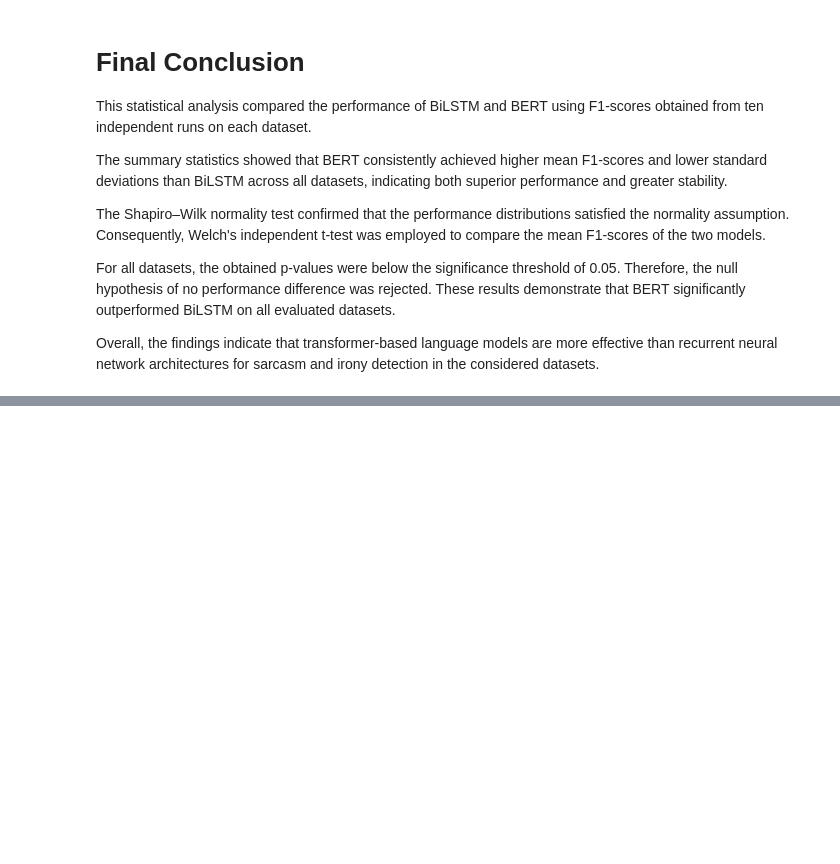
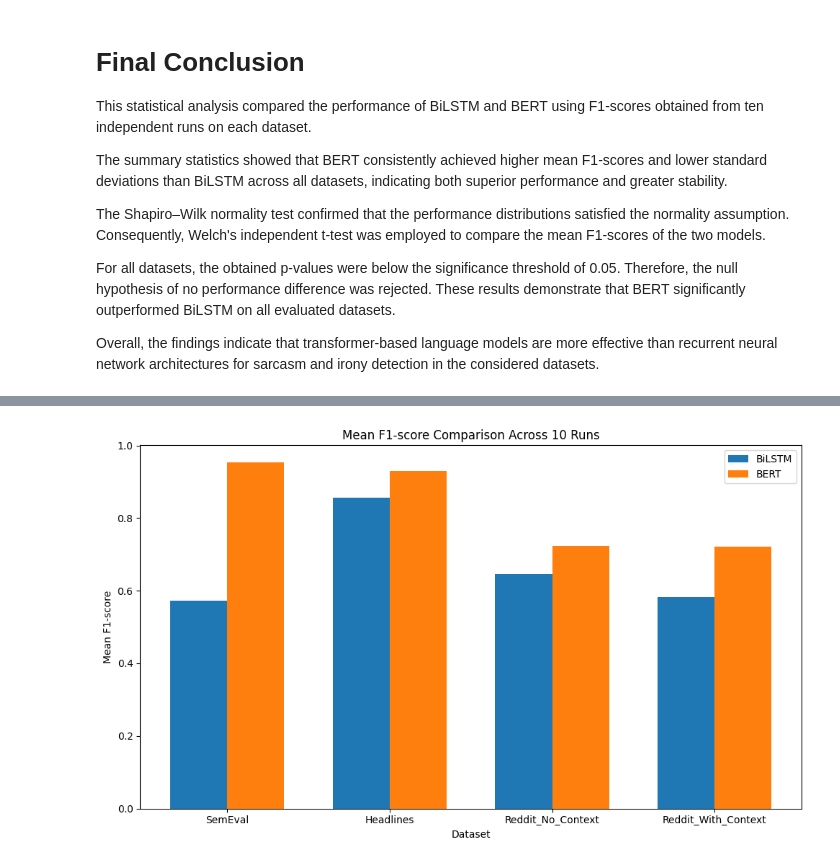
Before and after one commit to palishiita/Sarcasm_detection_in_social_media, a Jupyter notebook: notebooks/08_statistical_test.ipynb, the cells around one changed output, grey strips where cells are left out. Cells and saved outputs as stored; diff of their text form; code cells hidden in the pictures; blank space fills up the shorter version.

Commit message:
Added statistical analysis and plots

```diff
--- a/notebooks/08_statistical_test.ipynb
+++ b/notebooks/08_statistical_test.ipynb
@@ -279,0 +284,45 @@ Overall, the findings indicate that transformer-based language models are more e
+# %%
+import numpy as np
+import matplotlib.pyplot as plt
+
+datasets_names = summary_df["Dataset"]
+
+lstm_means = summary_df["LSTM Mean F1"]
+bert_means = summary_df["BERT Mean F1"]
+
+x = np.arange(len(datasets_names))
+width = 0.35
+
+plt.figure(figsize=(10,6))
+
+plt.bar(
+    x - width/2,
+    lstm_means,
+    width,
+    label="BiLSTM"
+)
+
+plt.bar(
+    x + width/2,
+    bert_means,
+    width,
+    label="BERT"
+)
+
+plt.xticks(x, datasets_names)
+
+plt.ylabel("Mean F1-score")
+
+plt.xlabel("Dataset")
+
+plt.title(
+    "Mean F1-score Comparison Across 10 Runs"
+)
+
+plt.legend()
+
+plt.tight_layout()
+
+plt.show()
+# %% [output]
+[figure, added]
```
Also changed, not shown: parts of 5 cells of this notebook, 1 other file.
